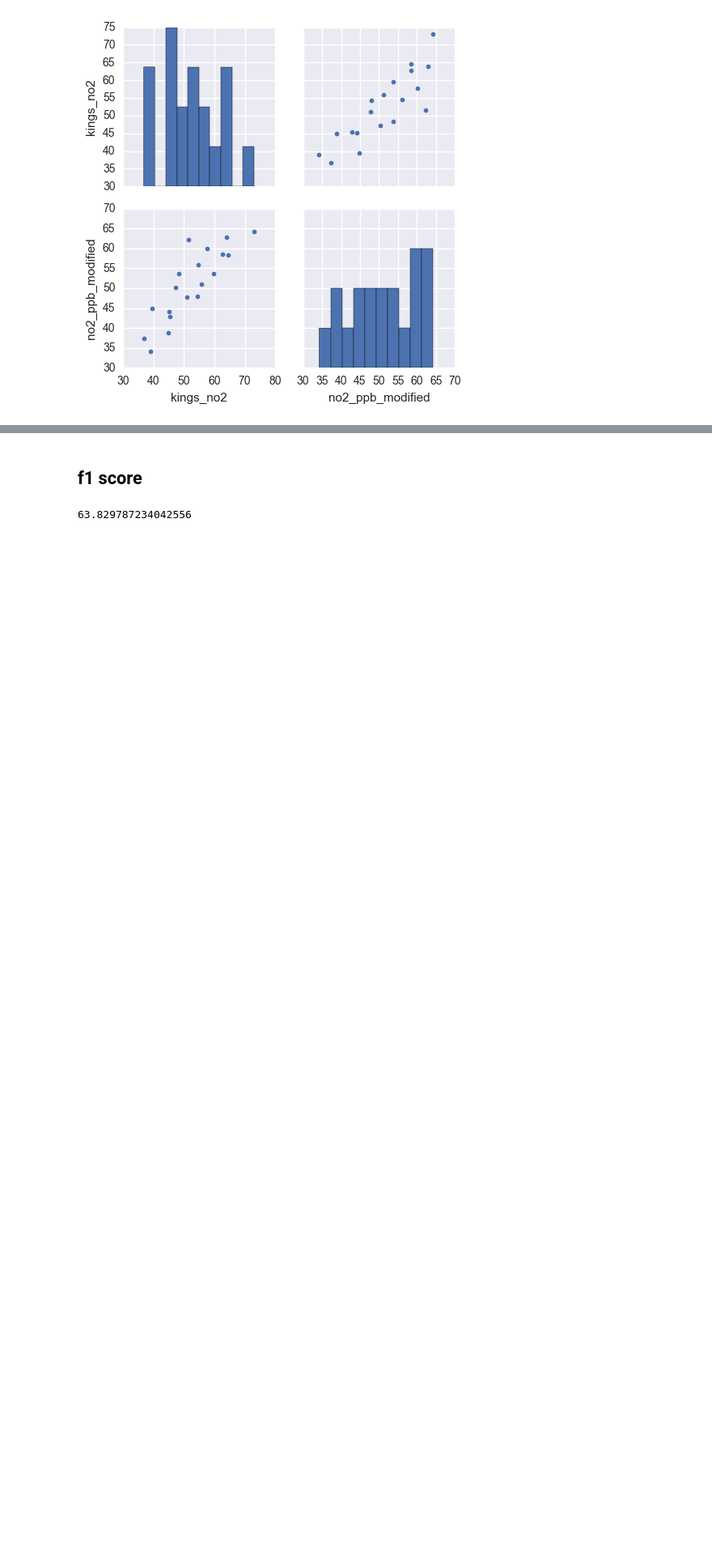
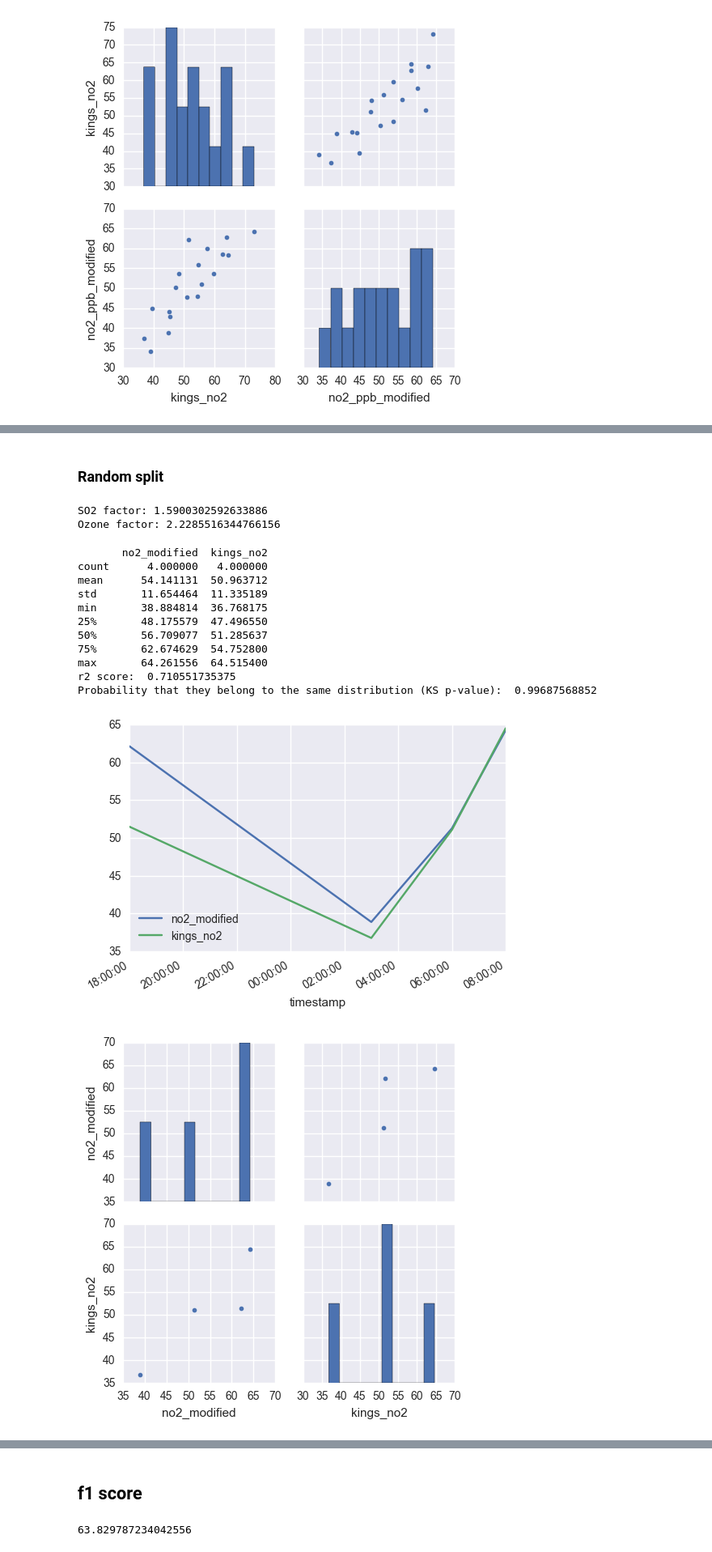
Before and after one commit to lingxz/climathon2016, a Jupyter notebook: sensors-colocation.ipynb, the cells around one changed output, grey strips where cells are left out. Shown at 81% size. Cells and saved outputs as stored; diff of their text form; code cells hidden in the pictures; blank space fills up the shorter version.

```diff
--- a/sensors-colocation.ipynb
+++ b/sensors-colocation.ipynb
@@ -558,0 +505,2 @@ Probability that they belong to the same distribution (KS p-value):  0.999820414
+# %% [markdown]
+### Random split
@@ -558,0 +510,37 @@ Probability that they belong to the same distribution (KS p-value):  0.999820414
+# %%
+def so2_o3_model(x, a, b, c, d):
+    conc, so2, ozone = np.array(x)
+    real_conc = d * conc + a * so2  + b * ozone + c
+    return real_conc
+
+# drop nans
+ds_merged_outer_temp = ds_merged_outer.to_dataframe().dropna(subset=['kings_so2', 'kings_no2'])
+
+# split data into training and test sets
+kings_train, kings_test, no2_train, no2_test, so2_train, so2_test, o3_train, o3_test = train_test_split(ds_merged_outer_temp.kings_no2, ds_merged_outer_temp.no2_ppb, ds_merged_outer_temp.kings_so2, ds_merged_outer_temp.kings_o3, test_size=0.2)
+packed_values = pd.DataFrame([no2_train, so2_train, o3_train]).values
+no2_so2_popt, no2_so2_pcov = spo.curve_fit(so2_o3_model, packed_values, kings_train.values)
+print("SO2 factor: {}".format(no2_so2_popt[0]))
+print("Ozone factor: {}".format(no2_so2_popt[1]))
+# %% [output]
+SO2 factor: 1.5900302592633886
+Ozone factor: 2.2285516344766156
+# %%
+packed_test = pd.DataFrame([no2_test, so2_test, o3_test]).values
+compare_test = pd.DataFrame({'no2_modified': so2_o3_model(packed_test, *no2_so2_popt)}, index=no2_test.index)
+compare_test['kings_no2'] = kings_test
+compare(xr.Dataset.from_dataframe(compare_test), 'no2_modified', 'kings_no2')
+# %% [output]
+       no2_modified  kings_no2
+count      4.000000   4.000000
+mean      54.141131  50.963712
+std       11.654464  11.335189
+min       38.884814  36.768175
+25%       48.175579  47.496550
+50%       56.709077  51.285637
+75%       62.674629  54.752800
+max       64.261556  64.515400
+r2 score:  0.710551735375
+Probability that they belong to the same distribution (KS p-value):  0.99687568852
+[figure, added]
+[figure, added]
```
Also changed, not shown: parts of 43 cells of this notebook, 1 other file.
